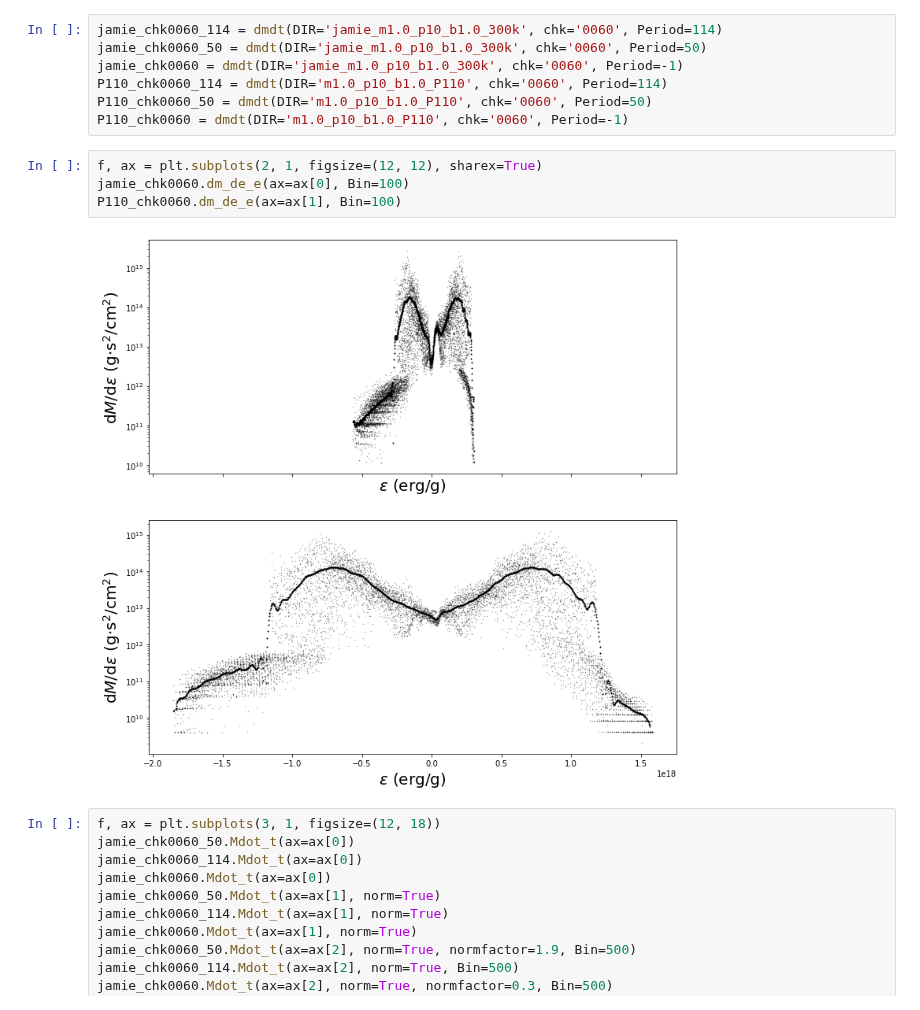
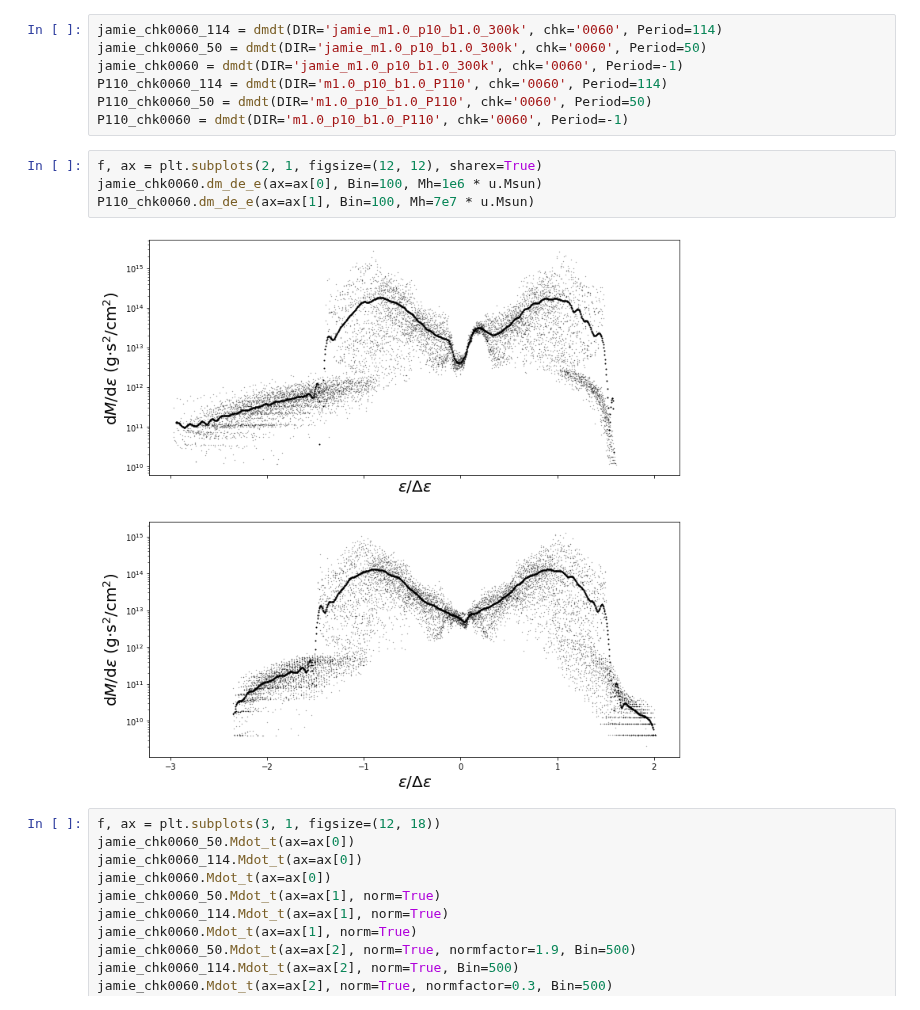
Before and after one commit to slowdivePTG/ASASSN-14ko, a Jupyter notebook: YT_Visualization/dmdt.ipynb, the cells around one changed output. Saved outputs shown, nothing was run; the diff lists cells and outputs as text.

```diff
--- a/YT_Visualization/dmdt.ipynb
+++ b/YT_Visualization/dmdt.ipynb
@@ -112,10 +142,10 @@ P110_chk0060_50 = dmdt(DIR='m1.0_p10_b1.0_P110', chk='0060', Period=50)
 P110_chk0060 = dmdt(DIR='m1.0_p10_b1.0_P110', chk='0060', Period=-1)
 # %%
 f, ax = plt.subplots(2, 1, figsize=(12, 12), sharex=True)
-jamie_chk0060.dm_de_e(ax=ax[0], Bin=100)
-P110_chk0060.dm_de_e(ax=ax[1], Bin=100)
+jamie_chk0060.dm_de_e(ax=ax[0], Bin=100, Mh=1e6 * u.Msun)
+P110_chk0060.dm_de_e(ax=ax[1], Bin=100, Mh=7e7 * u.Msun)
 # %% [output]
-[figure, old version]
+[figure, new version]
 # %%
 f, ax = plt.subplots(3, 1, figsize=(12, 18))
 jamie_chk0060_50.Mdot_t(ax=ax[0])
```
Also changed, not shown: parts of 2 cells of this notebook, 1 other file.
